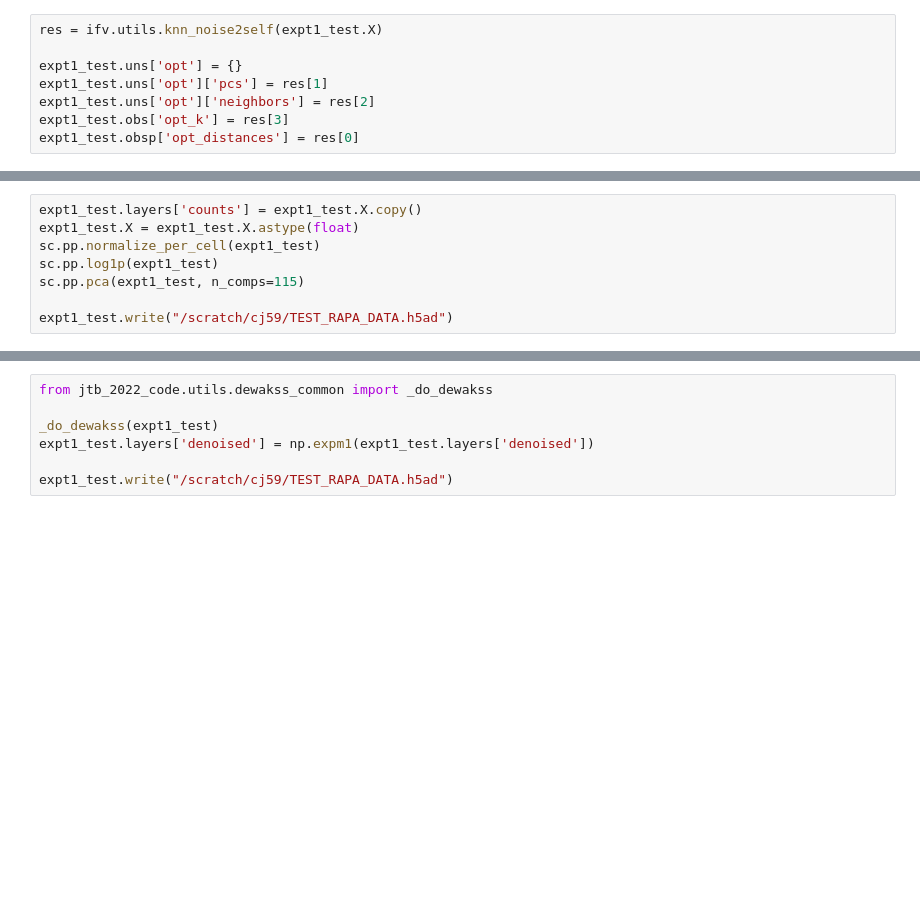
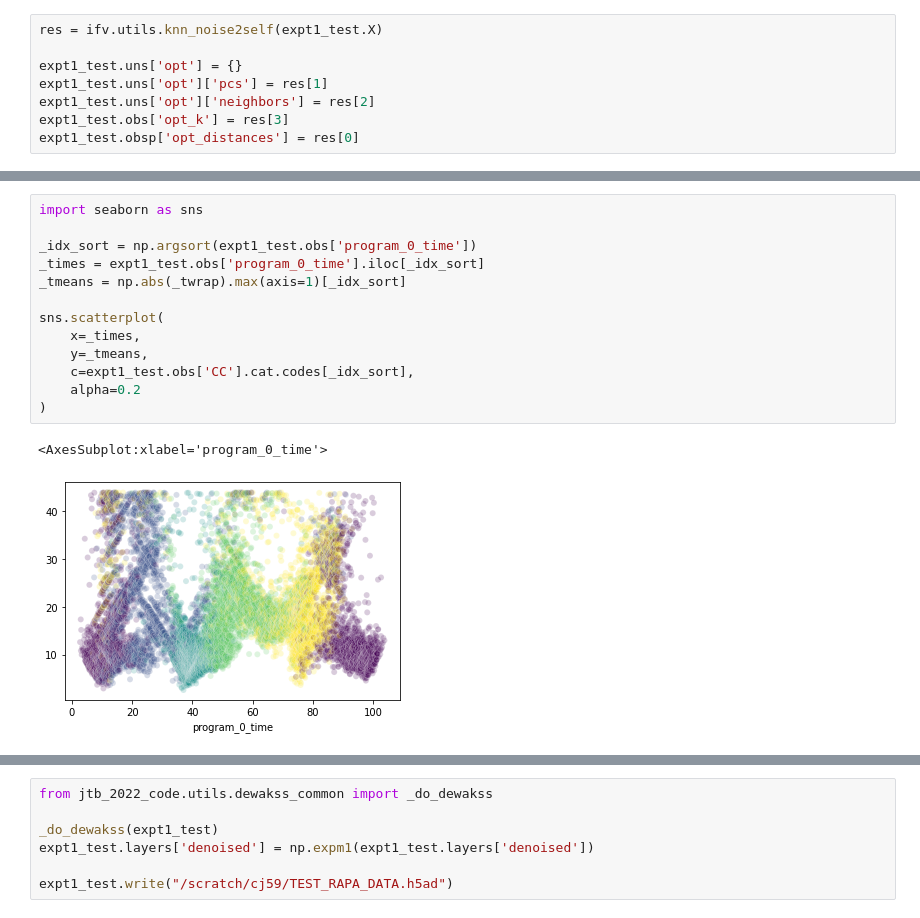
Before and after one commit to GreshamLab/jtb_2023_code, a Jupyter notebook: ScratchICA.ipynb, the cells around one changed output, grey strips where cells are left out. Drawn from its saved outputs; the diff is of its cells as text; blank space fills up the shorter version.

```diff
--- a/ScratchICA.ipynb
+++ b/ScratchICA.ipynb
@@ -109,8 +110,0 @@ AnnData object with n_obs × n_vars = 15000 × 5843
-# %%
-expt1_test.layers['counts'] = expt1_test.X.copy()
-expt1_test.X = expt1_test.X.astype(float)
-sc.pp.normalize_per_cell(expt1_test)
-sc.pp.log1p(expt1_test)
-sc.pp.pca(expt1_test, n_comps=115)
-
-expt1_test.write("/scratch/cj59/TEST_RAPA_DATA.h5ad")
@@ -116,0 +267,16 @@ expt1_test.write("/scratch/cj59/TEST_RAPA_DATA.h5ad")
+# %%
+import seaborn as sns
+
+_idx_sort = np.argsort(expt1_test.obs['program_0_time'])
+_times = expt1_test.obs['program_0_time'].iloc[_idx_sort]
+_tmeans = np.abs(_twrap).max(axis=1)[_idx_sort]
+
+sns.scatterplot(
+    x=_times,
+    y=_tmeans,
+    c=expt1_test.obs['CC'].cat.codes[_idx_sort],
+    alpha=0.2
+)
+# %% [output]
+<AxesSubplot:xlabel='program_0_time'>
+[figure, added]
```
Also changed, not shown: parts of 7 cells of this notebook, 11 other files.
